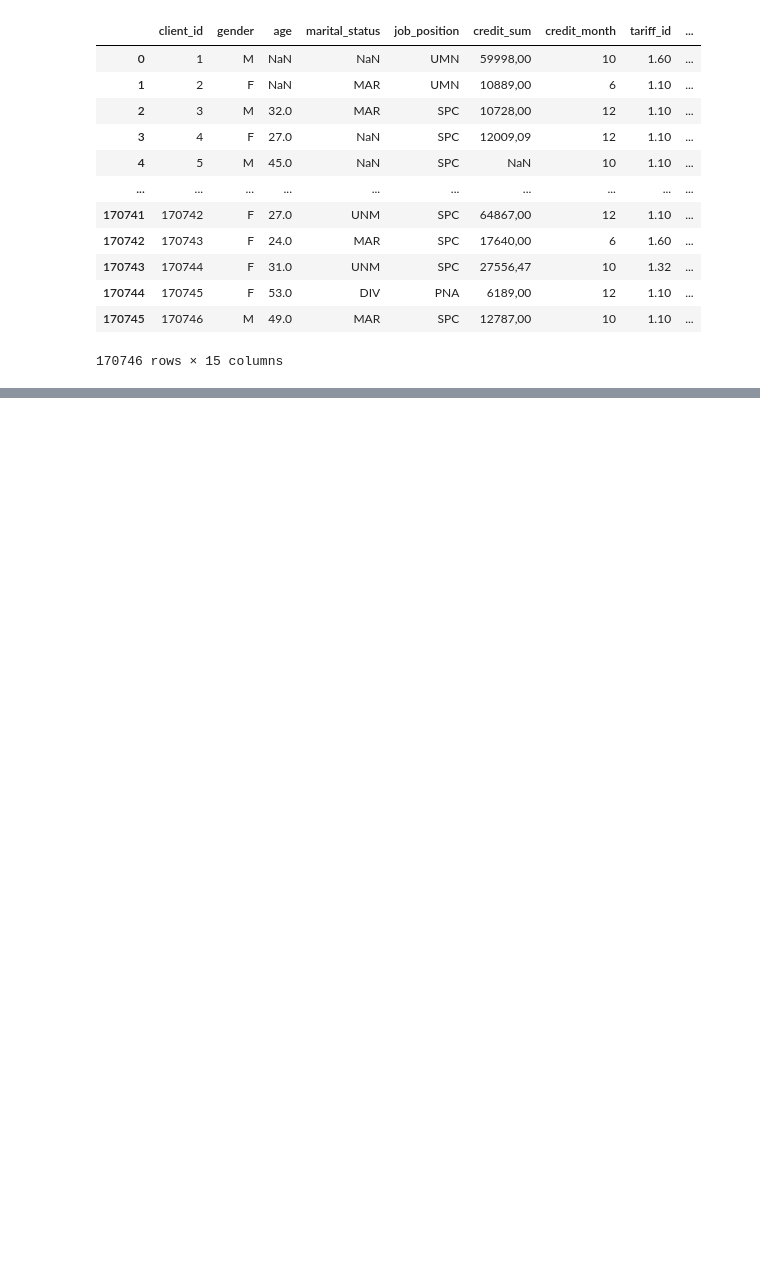
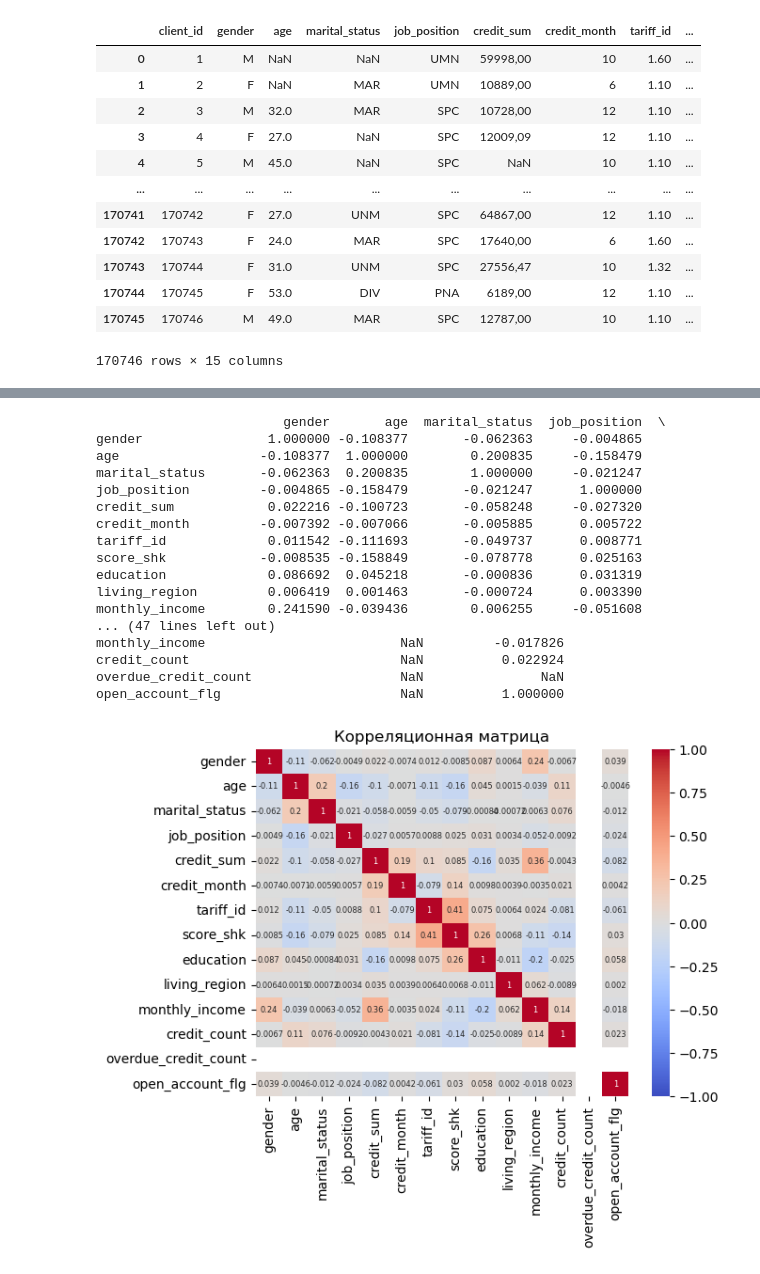
Before and after one commit to xxxSOERxxx/ML01_P_Online, a Jupyter notebook: Eugene_Piuta/DZ_07/task_1.ipynb, the cells around one changed output, grey strips where cells are left out. Drawn from its saved outputs; the diff is of its cells as text; code cells hidden in the pictures; blank space fills up the shorter version.

```diff
--- a/Eugene_Piuta/DZ_07/task_1.ipynb
+++ b/Eugene_Piuta/DZ_07/task_1.ipynb
@@ -159,0 +169,7 @@ ValueError: Shape of passed values is (161331, 1), indices imply (161331, 298)
+# %%
+# Меняем тип данных с object на float в score_shk и credit_sum
+df['score_shk'] = df['score_shk'].replace(',', '.', regex=True)
+df['credit_sum'] = df['credit_sum'].replace(',', '.', regex=True)
+df["score_shk"] = df["score_shk"].astype(float)
+df["credit_sum"] = df["credit_sum"].astype(float)
+df
@@ -159,0 +231,7 @@ ValueError: Shape of passed values is (161331, 1), indices imply (161331, 298)
+# %%
+#Выбросы
+from scipy import stats
+
+# посмотрим на сколько СКО значение отклоняется от среднего
+z = stats.zscore(df)
+z
@@ -159,0 +271,7 @@ ValueError: Shape of passed values is (161331, 1), indices imply (161331, 298)
+# %%
+# если в строке (axis = 1) есть хотя бы один False как следствие условия np.abs(z) < 3,
+# метод .all() вернет логический массив, который можно использовать как фильтр
+z_mask = (np.abs(z) < 3).all(axis = 1)
+
+df = df[z_mask]
+df
@@ -159,0 +292,5 @@ ValueError: Shape of passed values is (161331, 1), indices imply (161331, 298)
+# %%
+#удалим ненужную графу client_id
+df = df.drop(['client_id'], axis=1)
+#Очищенная от выбросов итоговая таблица
+df
@@ -159,0 +332,29 @@ ValueError: Shape of passed values is (161331, 1), indices imply (161331, 298)
+# %%
+#Корреляция
+import seaborn as sns
+import matplotlib.pyplot as plt
+
+correlation_matrix = df.corr()
+print(correlation_matrix)
+sns.heatmap(correlation_matrix, cmap='coolwarm', annot_kws={"size": 6}, annot=True, vmin=-1, center=0)
+plt.title('Корреляционная матрица')
+plt.show()
+# %% [output]
+                        gender       age  marital_status  job_position  \
+gender                1.000000 -0.108377       -0.062363     -0.004865
+age                  -0.108377  1.000000        0.200835     -0.158479
+marital_status       -0.062363  0.200835        1.000000     -0.021247
+job_position         -0.004865 -0.158479       -0.021247      1.000000
+credit_sum            0.022216 -0.100723       -0.058248     -0.027320
+credit_month         -0.007392 -0.007066       -0.005885      0.005722
+tariff_id             0.011542 -0.111693       -0.049737      0.008771
+score_shk            -0.008535 -0.158849       -0.078778      0.025163
+education             0.086692  0.045218       -0.000836      0.031319
+living_region         0.006419  0.001463       -0.000724      0.003390
+monthly_income        0.241590 -0.039436        0.006255     -0.051608
+... (47 lines left out)
+monthly_income                         NaN         -0.017826
+credit_count                           NaN          0.022924
+overdue_credit_count                   NaN               NaN
+open_account_flg                       NaN          1.000000
+[figure, added]
```
Also changed, not shown: parts of 23 cells of this notebook.
